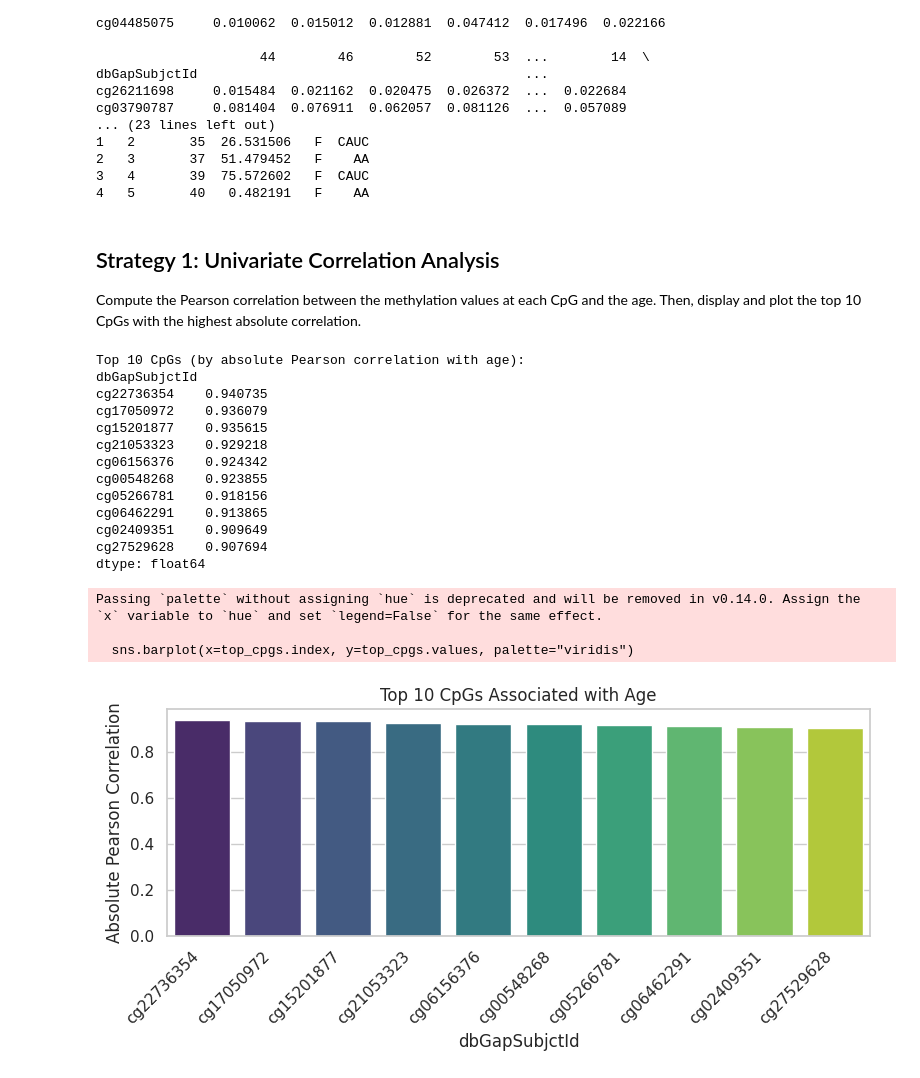
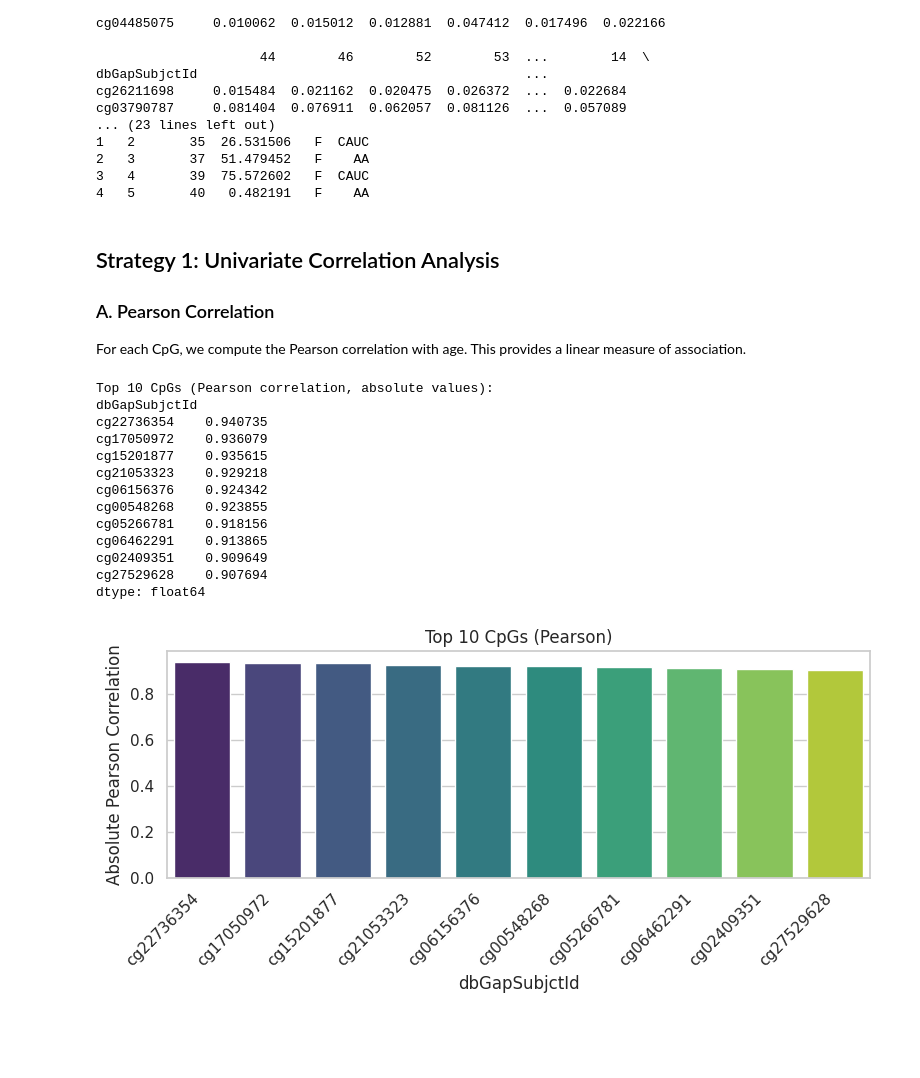
Before and after one commit to ghazl94/ghazl94.github.io, a Jupyter notebook: posts/age-methylation.ipynb, the cells around one changed output. Saved outputs shown, nothing was run; the diff lists cells and outputs as text; code cells hidden in the pictures; blank space fills up the shorter version.

Commit message:
Adding age methylation notebook

```diff
--- a/posts/age-methylation.ipynb
+++ b/posts/age-methylation.ipynb
@@ -78,46 +78,45 @@ cg03790787     0.081404  0.076911  0.062057  0.081126  ...  0.057089
 2   3       37  51.479452   F    AA
 3   4       39  75.572602   F  CAUC
 4   5       40   0.482191   F    AA
-# %% [markdown]
-## Strategy 1: Univariate Correlation Analysis
-
-Compute the Pearson correlation between the methylation values at each CpG and the age. Then, display and plot the top 10 CpGs with the highest absolute correlation.
+# %% [markdown]
+## Strategy 1: Univariate Correlation Analysis
+
+### A. Pearson Correlation
+
+For each CpG, we compute the Pearson correlation with age. This provides a linear measure of association.
 # %%
-# Define a function to compute Pearson correlation for a CpG site across individuals
-def compute_corr(row):
-    return row.corr(age_series)
+# Compute Pearson correlation for each CpG
+def pearson_corr(row):
+    corr, _ = pearsonr(row, age_series)
+    return corr
 
-# Apply the function to each CpG
-correlations = meth_df.apply(compute_corr, axis=1)
+pearson_corrs = meth_df.apply(pearson_corr, axis=1)
 
-# Select the top 10 CpGs by absolute correlation value
-top_cpgs = correlations.abs().sort_values(ascending=False).head(10)
-print("Top 10 CpGs (by absolute Pearson correlation with age):")
-print(top_cpgs)
+# Display top 10 CpGs by absolute Pearson correlation
+top_pearson = pearson_corrs.abs().sort_values(ascending=False).head(10)
+print("Top 10 CpGs (Pearson correlation, absolute values):")
+print(top_pearson)
 
-# Plot a bar chart of the top 10 correlations
+# Bar plot
 plt.figure(figsize=(8,4))
-sns.barplot(x=top_cpgs.index, y=top_cpgs.values, palette="viridis")
+sns.barplot(x=top_pearson.index, y=top_pearson.values, palette="viridis", hue=top_pearson.index)
 plt.xticks(rotation=45, ha="right")
 plt.ylabel("Absolute Pearson Correlation")
-plt.title("Top 10 CpGs Associated with Age")
+plt.title("Top 10 CpGs (Pearson)")
 plt.tight_layout()
 plt.show()
 # %% [output]
-Top 10 CpGs (by absolute Pearson correlation with age):
+Top 10 CpGs (Pearson correlation, absolute values):
 dbGapSubjctId
 cg22736354    0.940735
 cg17050972    0.936079
 cg15201877    0.935615
 cg21053323    0.929218
 cg06156376    0.924342
 cg00548268    0.923855
 cg05266781    0.918156
 cg06462291    0.913865
 cg02409351    0.909649
 cg27529628    0.907694
 dtype: float64
-Passing `palette` without assigning `hue` is deprecated and will be removed in v0.14.0. Assign the `x` variable to `hue` and set `legend=False` for the same effect.
-
-  sns.barplot(x=top_cpgs.index, y=top_cpgs.values, palette="viridis")
-[figure, old version]
+[figure, new version]
```
Also changed, not shown: parts of 13 cells of this notebook.
